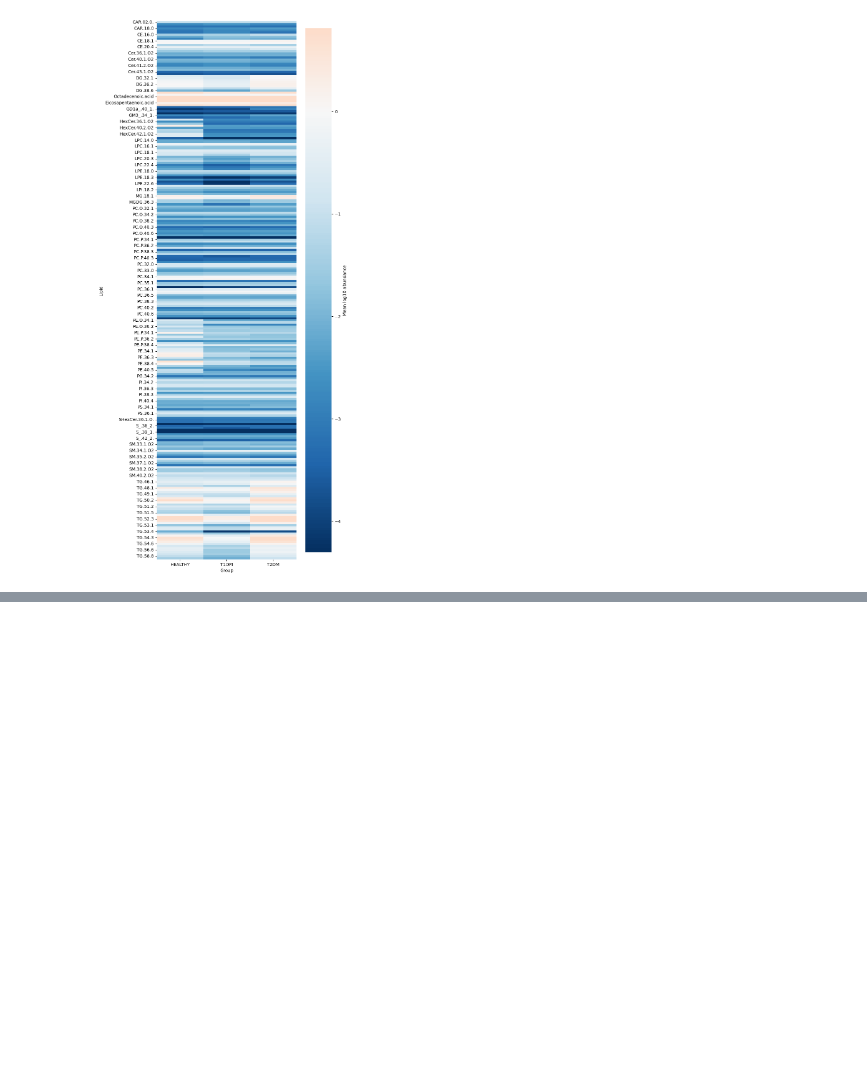
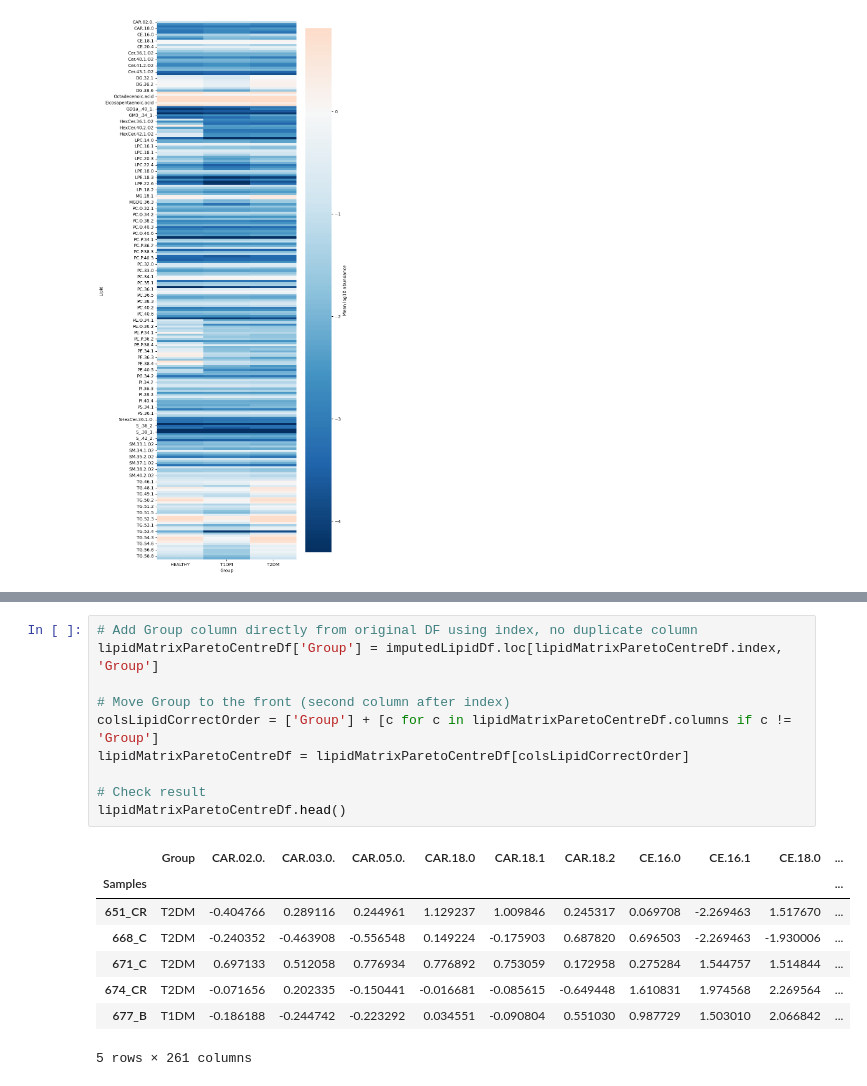
Before and after one commit to hafarah/Targeted_Lipidomics_Pancreas, a Jupyter notebook: Data_cleaning_transformation.ipynb, the cells around one changed output, grey strips where cells are left out. Drawn from its saved outputs; the diff is of its cells as text; blank space fills up the shorter version.

```diff
--- a/Data_cleaning_transformation.ipynb
+++ b/Data_cleaning_transformation.ipynb
@@ -354,0 +421,19 @@ plt.close()
+# %%
+# Add Group column directly from original DF using index, no duplicate column
+lipidMatrixParetoCentreDf['Group'] = imputedLipidDf.loc[lipidMatrixParetoCentreDf.index, 'Group']
+
+# Move Group to the front (second column after index)
+colsLipidCorrectOrder = ['Group'] + [c for c in lipidMatrixParetoCentreDf.columns if c != 'Group']
+lipidMatrixParetoCentreDf = lipidMatrixParetoCentreDf[colsLipidCorrectOrder]
+
+# Check result
+lipidMatrixParetoCentreDf.head()
+# %% [output]
+|  | Group | CAR.02.0. | CAR.03.0. | CAR.05.0. | CAR.18.0 | CAR.18.1 | CAR.18.2 | CE.16.0 | CE.16.1 | CE.18.0 | ... |
+| Samples |  |  |  |  |  |  |  |  |  |  | ... |
+| 651_CR | T2DM | -0.404766 | 0.289116 | 0.244961 | 1.129237 | 1.009846 | 0.245317 | 0.069708 | -2.269463 | 1.517670 | ... |
+| 668_C | T2DM | -0.240352 | -0.463908 | -0.556548 | 0.149224 | -0.175903 | 0.687820 | 0.696503 | -2.269463 | -1.930006 | ... |
+| 671_C | T2DM | 0.697133 | 0.512058 | 0.776934 | 0.776892 | 0.753059 | 0.172958 | 0.275284 | 1.544757 | 1.514844 | ... |
+| 674_CR | T2DM | -0.071656 | 0.202335 | -0.150441 | -0.016681 | -0.085615 | -0.649448 | 1.610831 | 1.974568 | 2.269564 | ... |
+| 677_B | T1DM | -0.186188 | -0.244742 | -0.223292 | 0.034551 | -0.090804 | 0.551030 | 0.987729 | 1.503010 | 2.066842 | ... |
+5 rows × 261 columns
```
Also changed, not shown: parts of 9 cells of this notebook.
